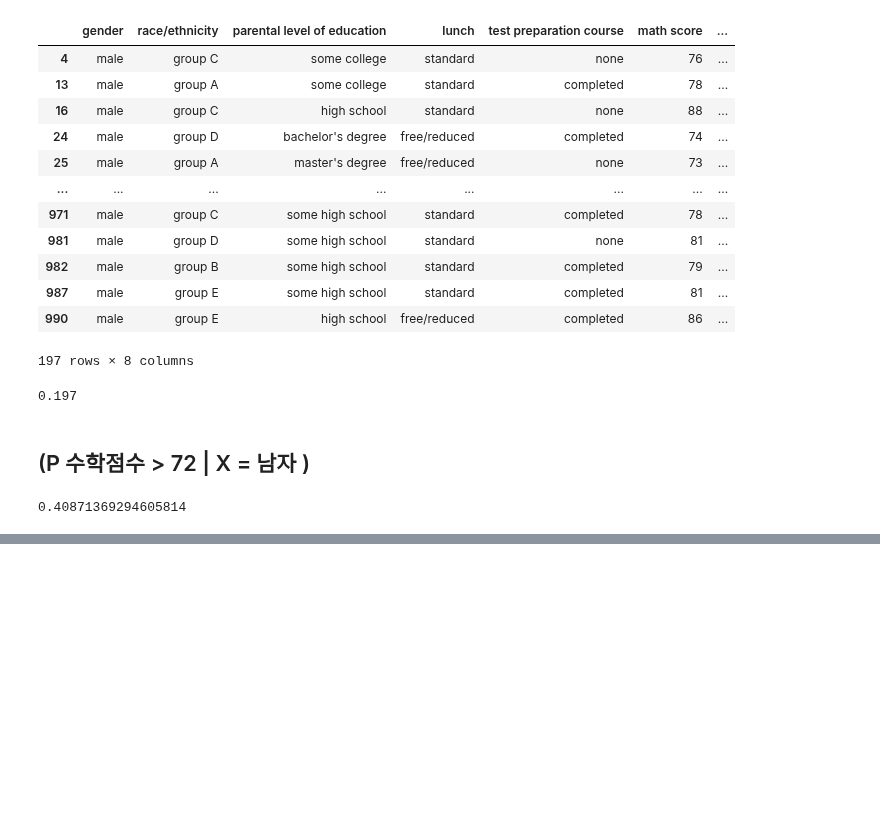
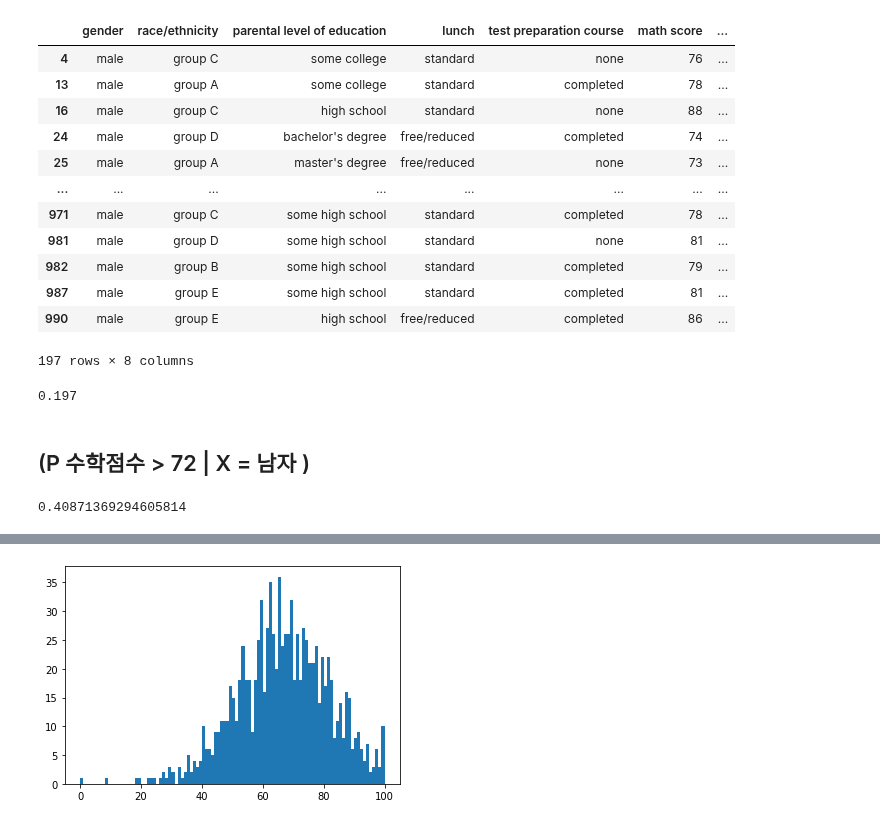
Before and after one commit to seoinhyeok96/python_data_class, a Jupyter notebook: 기초통계 수업 /2 days.ipynb, the cells around one changed output, grey strips where cells are left out. Saved outputs shown, nothing was run; the diff lists cells and outputs as text; code cells hidden in the pictures; blank space fills up the shorter version.

```diff
--- a/기초통계 수업 /2 days.ipynb
+++ b/기초통계 수업 /2 days.ipynb
@@ -138,0 +156,5 @@ p_man72/p_man
+# %%
+plt.hist(df["math score"],bins=100)
+plt.show()
+# %% [output]
+[figure, added]
```
Also changed, not shown: parts of 5 cells of this notebook.
